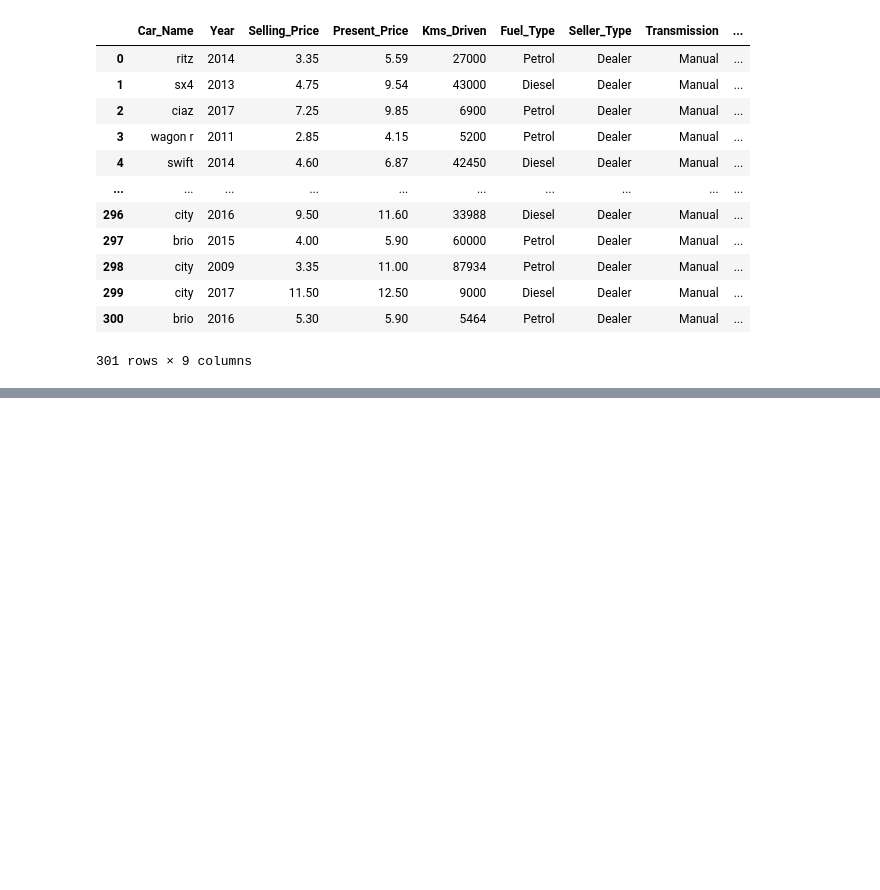
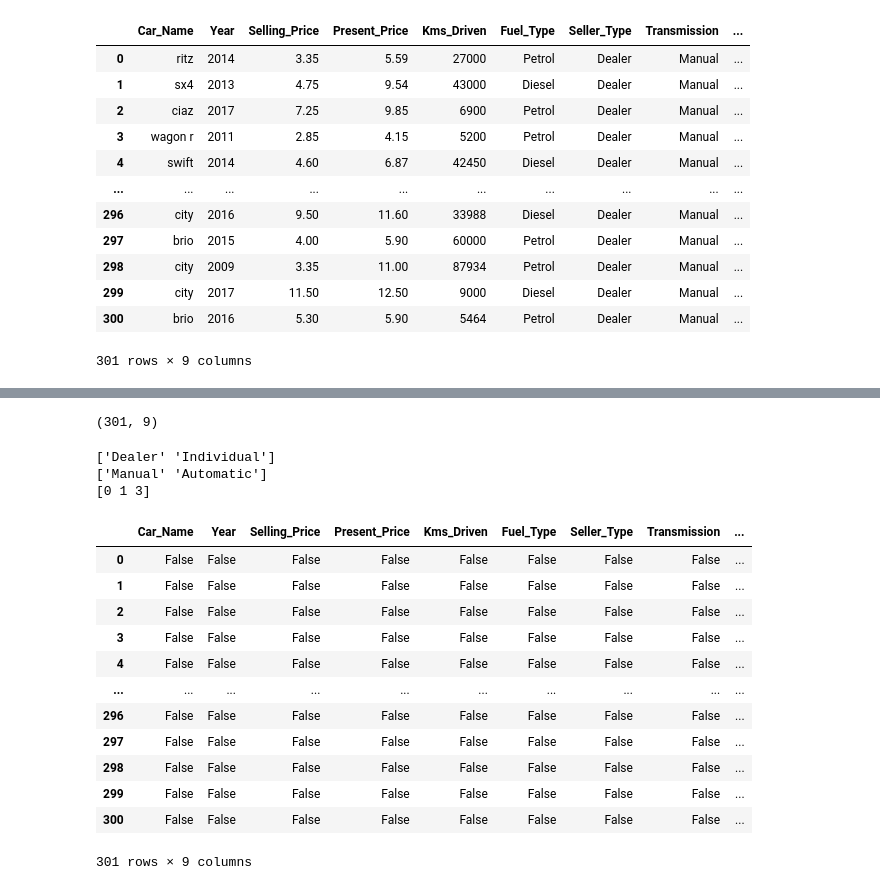
Before and after one commit to purplevarun/car-price-prediction, a Jupyter notebook: Untitled.ipynb, the cells around one changed output, grey strips where cells are left out. Cells and saved outputs as stored; diff of their text form; code cells hidden in the pictures; blank space fills up the shorter version.

```diff
--- a/Untitled.ipynb
+++ b/Untitled.ipynb
@@ -20,0 +34,29 @@ df
+# %%
+df.shape
+# %% [output]
+(301, 9)
+# %%
+print (df["Seller_Type"].unique())
+print (df["Transmission"].unique())
+print (df["Owner"].unique())
+# %% [output]
+['Dealer' 'Individual']
+['Manual' 'Automatic']
+[0 1 3]
+# %%
+# check for missing or NULL value
+df.isnull()
+# %% [output]
+|  | Car_Name | Year | Selling_Price | Present_Price | Kms_Driven | Fuel_Type | Seller_Type | Transmission | ... |
+| 0 | False | False | False | False | False | False | False | False | ... |
+| 1 | False | False | False | False | False | False | False | False | ... |
+| 2 | False | False | False | False | False | False | False | False | ... |
+| 3 | False | False | False | False | False | False | False | False | ... |
+| 4 | False | False | False | False | False | False | False | False | ... |
+| ... | ... | ... | ... | ... | ... | ... | ... | ... | ... |
+| 296 | False | False | False | False | False | False | False | False | ... |
+| 297 | False | False | False | False | False | False | False | False | ... |
+| 298 | False | False | False | False | False | False | False | False | ... |
+| 299 | False | False | False | False | False | False | False | False | ... |
+| 300 | False | False | False | False | False | False | False | False | ... |
+301 rows × 9 columns
```
Also changed, not shown: parts of 13 cells of this notebook.
